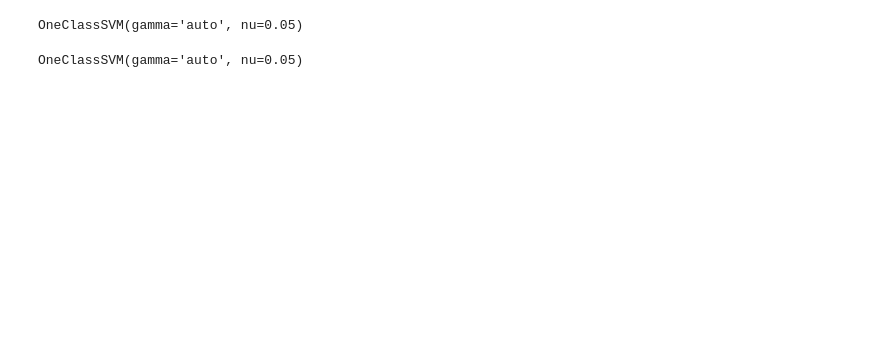
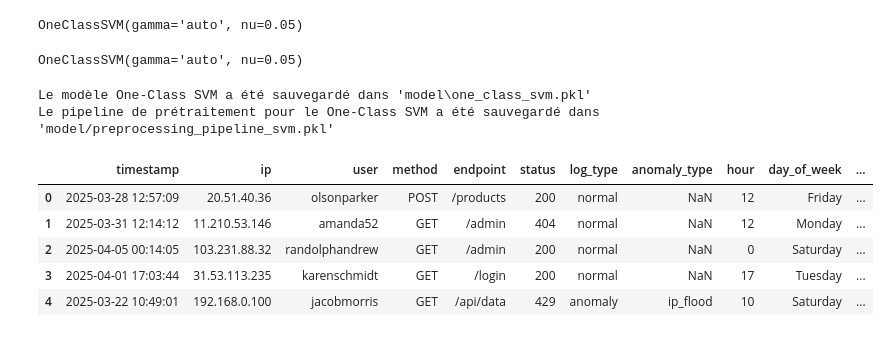
Before and after one commit to parrain2002/anomaly-detection-project, a Jupyter notebook: notebooks/03_Modeles_Detection.ipynb, the cells around one changed output. Cells and saved outputs as stored; diff of their text form; code cells hidden in the pictures; blank space fills up the shorter version.

```diff
--- a/notebooks/03_Modeles_Detection.ipynb
+++ b/notebooks/03_Modeles_Detection.ipynb
@@ -88,3 +90,30 @@ preprocessor = ColumnTransformer(
 df_model = df.copy()
 X = df_model.drop(columns=["timestamp", "ip", "user", "log_type", "anomaly_type"])
 X_processed = preprocessor.fit_transform(X)
+# ... (votre code de création du ColumnTransformer et application sur X pour le One-Class SVM) ...
+
+X_processed_svm = preprocessor.fit_transform(X) # Assurez-vous d'utiliser les bonnes variables
+# **Sauvegarde du modèle One-Class SVM**
+model_dir = "model"
+if not os.path.exists(model_dir):
+    os.makedirs(model_dir)
+    print(f"Le dossier '{model_dir}' a été créé.")
+
+svm_filename = "one_class_svm.pkl"
+svm_filepath = os.path.join(model_dir, svm_filename)
+
+with open(svm_filepath, "wb") as f:
+    pickle.dump(svm_model, f)
+
+print(f"Le modèle One-Class SVM a été sauvegardé dans '{svm_filepath}'")
+
+# Sauvegarde du pipeline complet
+import joblib
+joblib.dump(preprocessor, "model/preprocessing_pipeline_svm.pkl") # Vous pouvez utiliser un nom de fichier légèrement différent si vous le souhaitez
+
+print("Le pipeline de prétraitement pour le One-Class SVM a été sauvegardé dans 'model/preprocessing_pipeline_svm.pkl'")
+
+# ... (le reste de votre code d'entraînement du modèle One-Class SVM) ...
+# %% [output]
+Le modèle One-Class SVM a été sauvegardé dans 'model\one_class_svm.pkl'
+Le pipeline de prétraitement pour le One-Class SVM a été sauvegardé dans 'model/preprocessing_pipeline_svm.pkl'
@@ -94,33 +124,53 @@ X = df_model.drop(columns=["timestamp", "ip", "user", "log_type", "anomaly_type"
 # %%
+# Conversion de timestamp en datetime
 df["timestamp"] = pd.to_datetime(df["timestamp"])
+
+# Extraction de nouvelles features temporelles
 df["hour"] = df["timestamp"].dt.hour
 df["day_of_week"] = df["timestamp"].dt.day_name()
 
+# Création de tranches horaires
 def get_time_period(hour):
     if 5 <= hour < 12:
         return "morning"
     elif 12 <= hour < 17:
         return "afternoon"
     elif 17 <= hour < 21:
         return "evening"
     else:
+
         return "night"
+
 df["time_period"] = df["hour"].apply(get_time_period)
 
+# Classification des IP (locale / publique)
 def classify_ip(ip):
     if ip.startswith("192.") or ip.startswith("10.") or ip.startswith("172."):
         return "local"
     else:
         return "public"
+
 df["ip_type"] = df["ip"].apply(classify_ip)
 
+# Catégorisation des codes de statut HTTP
 def classify_status(status):
     if 200 <= status < 300:
         return "2xx_success"
     elif 400 <= status < 500:
         return "4xx_client_error"
     elif 500 <= status < 600:
         return "5xx_server_error"
     else:
         return "other"
+
 df["status_class"] = df["status"].apply(classify_status)
+
+# Vérification du résultat
+df.head()
+# %% [output]
+|  | timestamp | ip | user | method | endpoint | status | log_type | anomaly_type | hour | day_of_week | ... |
+| 0 | 2025-03-28 12:57:09 | 20.51.40.36 | olsonparker | POST | /products | 200 | normal | NaN | 12 | Friday | ... |
+| 1 | 2025-03-31 12:14:12 | 11.210.53.146 | amanda52 | GET | /admin | 404 | normal | NaN | 12 | Monday | ... |
+| 2 | 2025-04-05 00:14:05 | 103.231.88.32 | randolphandrew | GET | /admin | 200 | normal | NaN | 0 | Saturday | ... |
+| 3 | 2025-04-01 17:03:44 | 31.53.113.235 | karenschmidt | GET | /login | 200 | normal | NaN | 17 | Tuesday | ... |
+| 4 | 2025-03-22 10:49:01 | 192.168.0.100 | jacobmorris | GET | /api/data | 429 | anomaly | ip_flood | 10 | Saturday | ... |
```
Also changed, not shown: parts of 5 cells of this notebook, 15 other files.
